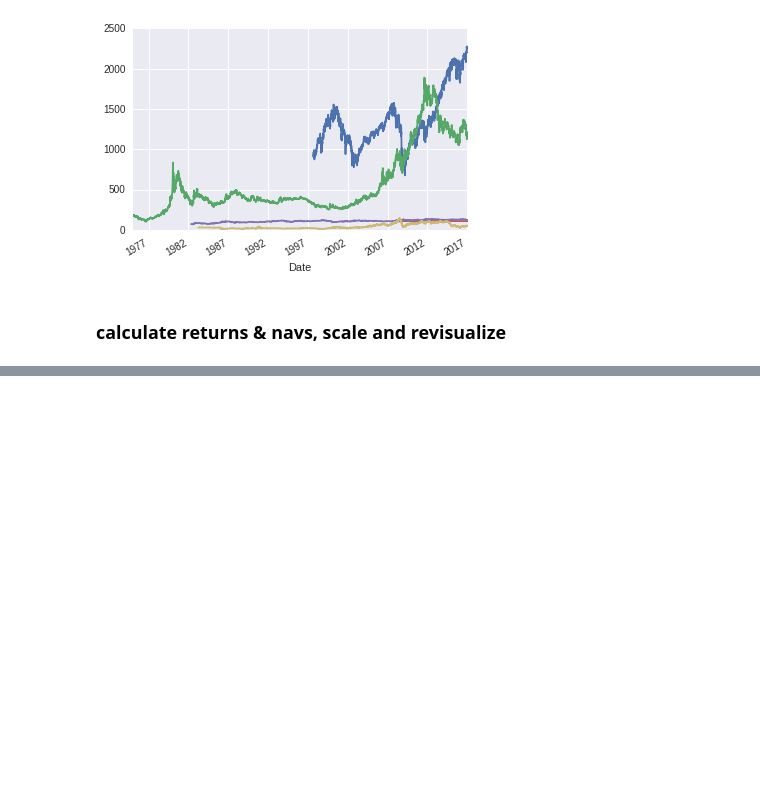
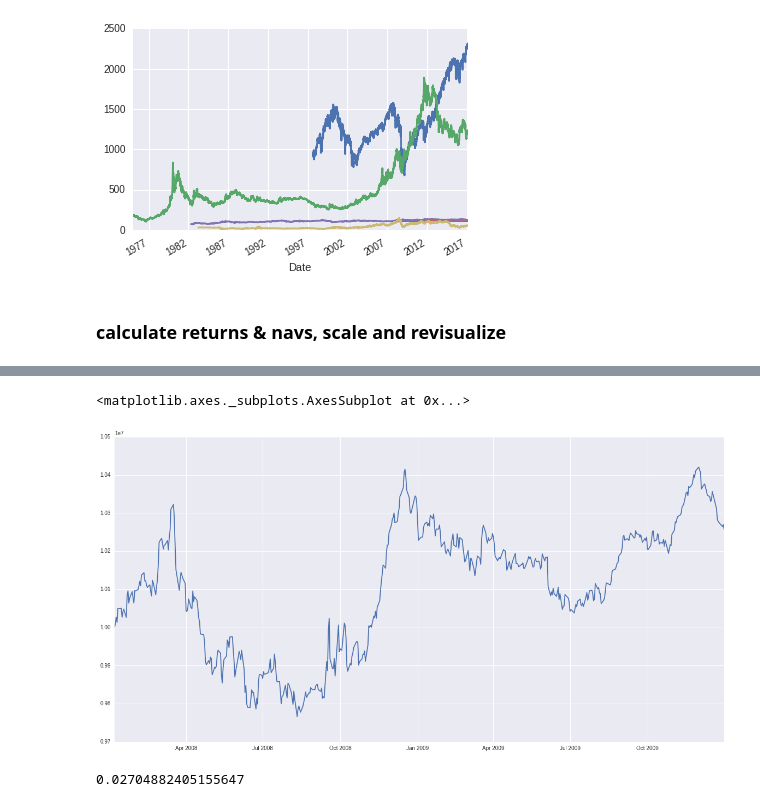
Before and after one commit to hackthemarket/via, a Jupyter notebook: via_gen.ipynb, the cells around one changed output, grey strips where cells are left out. Drawn from its saved outputs; the diff is of its cells as text; code cells hidden in the pictures; blank space fills up the shorter version.

```diff
--- a/via_gen.ipynb
+++ b/via_gen.ipynb
@@ -166,0 +234,4 @@ dtype: float64
+# %%
+S = sim.squarem(all)
+S.drop(['Open','High','Low'],inplace=True)
+S.rename(columns={'Settle':'Close'},inplace=True)
@@ -166,0 +240,12 @@ dtype: float64
+# %%
+Lookback_Days = 20
+U=S
+#U['ADV'] = U.groupby('Sym')['Volume'].apply(rolling(min_periods=1, window=Lookback_Days, center=False).mean())
+U['Return'] = U.groupby('Sym')['Close'].pct_change()
+U['Fwd_Close'] = U.groupby('Sym')['Close'].shift(-1)
+U['Fwd_Return'] = U.groupby('Sym')['Return'].shift(-1)
+U['SD'] = U.groupby('Sym')['Return'].apply(pd.rolling_std, Lookback_Days, 1).shift()
+
+U=U.dropna()
+U = U.sort_index()
+U.head()
@@ -166,0 +260,6 @@ dtype: float64
+# %%
+U2 = U[U.index < '2010-01-01']
+U2 = U2[U2.index>'2008-01-01']
+#U2 = U2[U2.Sym != 'VX2']
+U2.head()
+U2.tail()
@@ -166,0 +273,4 @@ dtype: float64
+# %%
+Z,B = sim.sim(U2, sim_FUN=sim.eq_volwt)
+B.NAV.plot(figsize=(20,10))
+# %% [output]
@@ -166,0 +278,6 @@ dtype: float64
+<matplotlib.axes._subplots.AxesSubplot at 0x...>
+[figure, added]
+# %%
+B.Turnover.mean()
+# %% [output]
+0.02704882405155647
```
Also changed, not shown: parts of 13 cells of this notebook, 2 other files.
